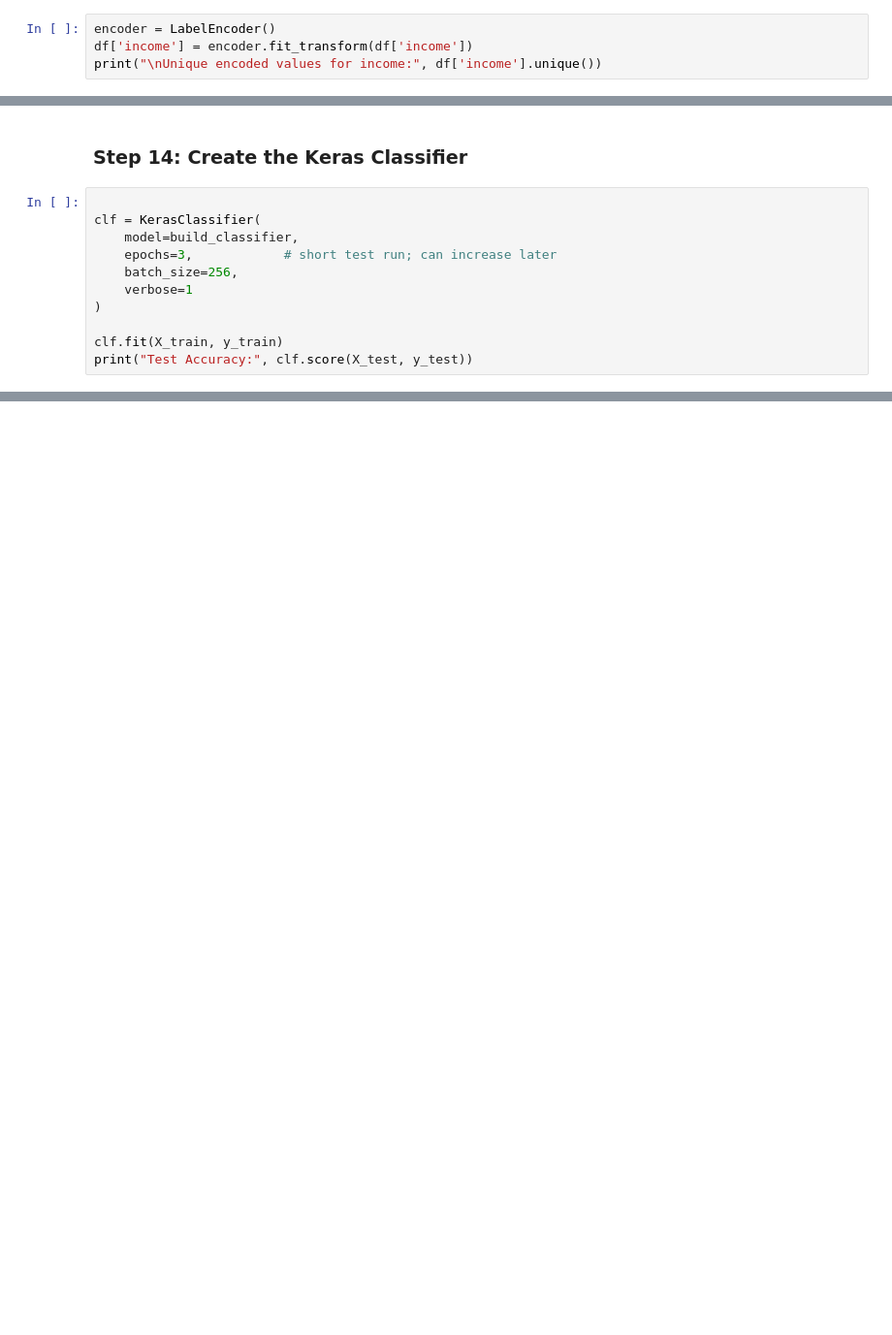
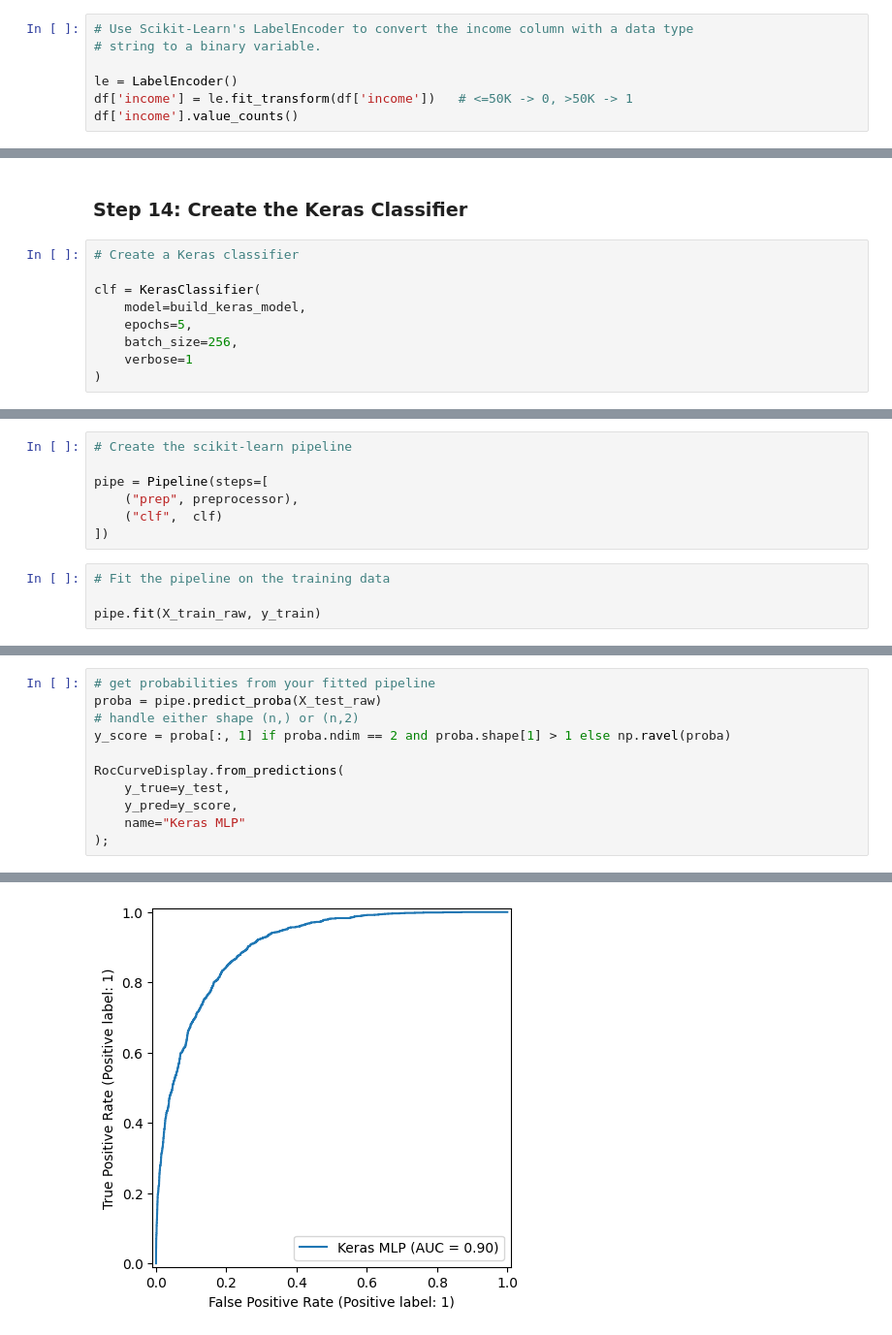
Before and after one commit to danieljcoh/Springboot_AI-ML_Bootcamp, a Jupyter notebook: projects/DeepLearning.ipynb, the cells around one changed output, grey strips where cells are left out. Shown at 97% size. Drawn from its saved outputs; the diff is of its cells as text; blank space fills up the shorter version.

```diff
--- a/projects/DeepLearning.ipynb
+++ b/projects/DeepLearning.ipynb
@@ -106,7 +91,10 @@ Shape after dropping NULLs: (32561, 15)
 # %% [markdown]
 ### Step 8: Use the LabelEncoder and convert the income column with a data type str to a binary variable
 # %%
-encoder = LabelEncoder()
-df['income'] = encoder.fit_transform(df['income'])
-print("\nUnique encoded values for income:", df['income'].unique())
+# Use Scikit-Learn's LabelEncoder to convert the income column with a data type
+# string to a binary variable.
+
+le = LabelEncoder()
+df['income'] = le.fit_transform(df['income'])   # <=50K -> 0, >50K -> 1
+df['income'].value_counts()
 # %% [output]
@@ -213,13 +183,11 @@ def build_classifier():
 # %% [markdown]
 ### Step 14: Create the Keras Classifier
 # %%
+# Create a Keras classifier
 
 clf = KerasClassifier(
-    model=build_classifier,
-    epochs=3,            # short test run; can increase later
+    model=build_keras_model,
+    epochs=5,
     batch_size=256,
     verbose=1
 )
-
-clf.fit(X_train, y_train)
-print("Test Accuracy:", clf.score(X_test, y_test))
@@ -227,0 +194,11 @@ ValueError: could not convert string to float: 'Private'
+# %%
+# Create the scikit-learn pipeline
+
+pipe = Pipeline(steps=[
+    ("prep", preprocessor),
+    ("clf",  clf)
+])
+# %%
+# Fit the pipeline on the training data
+
+pipe.fit(X_train_raw, y_train)
@@ -227,0 +243,12 @@ ValueError: could not convert string to float: 'Private'
+# %%
+# get probabilities from your fitted pipeline
+proba = pipe.predict_proba(X_test_raw)
+# handle either shape (n,) or (n,2)
+y_score = proba[:, 1] if proba.ndim == 2 and proba.shape[1] > 1 else np.ravel(proba)
+
+RocCurveDisplay.from_predictions(
+    y_true=y_test,
+    y_pred=y_score,
+    name="Keras MLP"
+);
+# %% [output]
@@ -227,0 +256 @@ ValueError: could not convert string to float: 'Private'
+[figure, added]
```
Also changed, not shown: parts of 14 cells of this notebook.
